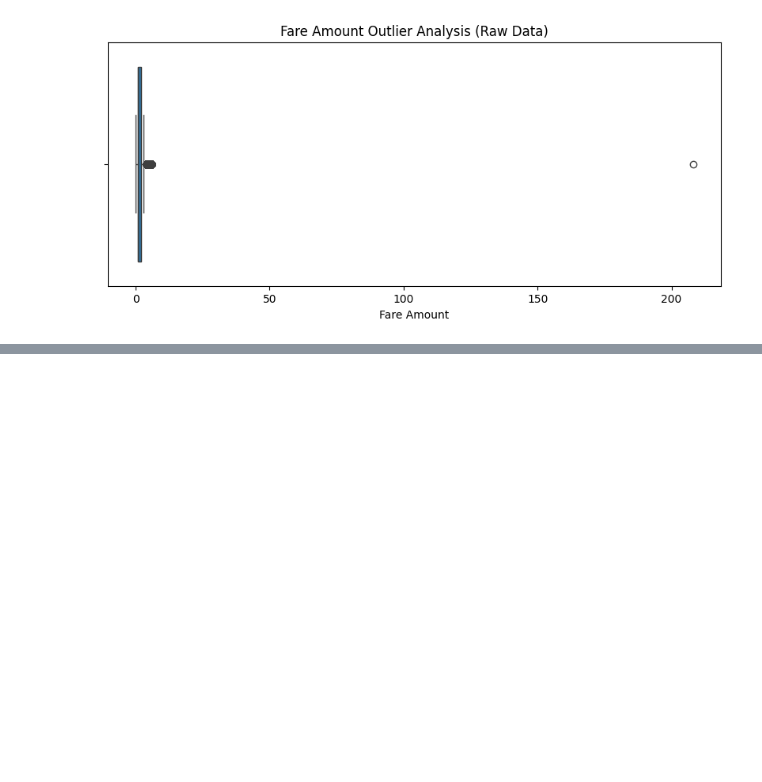
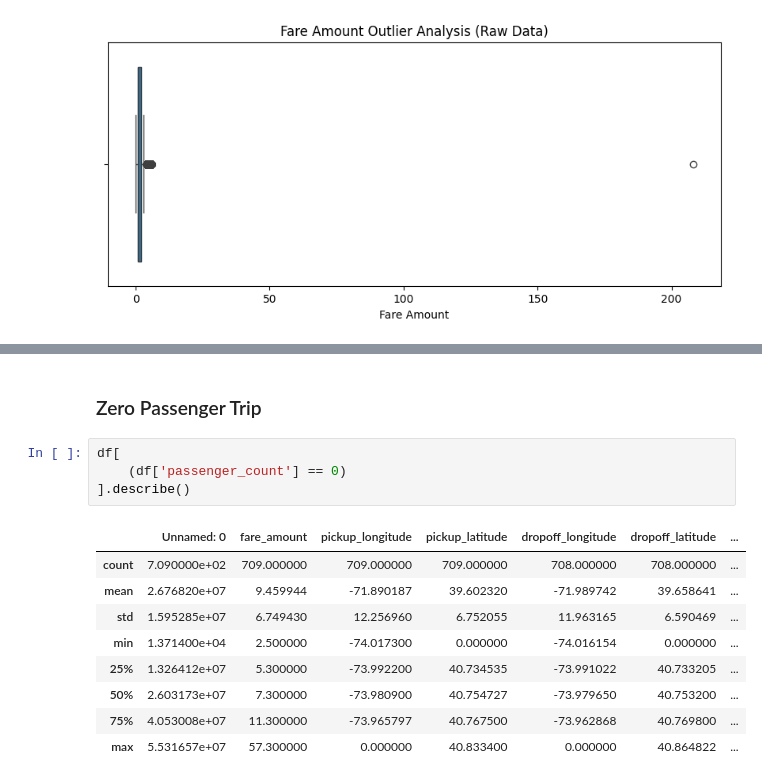
Before and after one commit to 23f3003549/ML-Internship-2026, a Jupyter notebook: notebooks/week1/uber_case_study.ipynb, the cells around one changed output, grey strips where cells are left out. Cells and saved outputs as stored; diff of their text form; blank space fills up the shorter version.

```diff
--- a/notebooks/week1/uber_case_study.ipynb
+++ b/notebooks/week1/uber_case_study.ipynb
@@ -433,0 +444,16 @@ plt.show()
+# %% [markdown]
+### Zero Passenger Trip
+# %%
+df[
+    (df['passenger_count'] == 0)
+].describe()
+# %% [output]
+|  | Unnamed: 0 | fare_amount | pickup_longitude | pickup_latitude | dropoff_longitude | dropoff_latitude | ... |
+| count | 7.090000e+02 | 709.000000 | 709.000000 | 709.000000 | 708.000000 | 708.000000 | ... |
+| mean | 2.676820e+07 | 9.459944 | -71.890187 | 39.602320 | -71.989742 | 39.658641 | ... |
+| std | 1.595285e+07 | 6.749430 | 12.256960 | 6.752055 | 11.963165 | 6.590469 | ... |
+| min | 1.371400e+04 | 2.500000 | -74.017300 | 0.000000 | -74.016154 | 0.000000 | ... |
+| 25% | 1.326412e+07 | 5.300000 | -73.992200 | 40.734535 | -73.991022 | 40.733205 | ... |
+| 50% | 2.603173e+07 | 7.300000 | -73.980900 | 40.754727 | -73.979650 | 40.753200 | ... |
+| 75% | 4.053008e+07 | 11.300000 | -73.965797 | 40.767500 | -73.962868 | 40.769800 | ... |
+| max | 5.531657e+07 | 57.300000 | 0.000000 | 40.833400 | 0.000000 | 40.864822 | ... |
```
Also changed, not shown: parts of 4 cells of this notebook.
